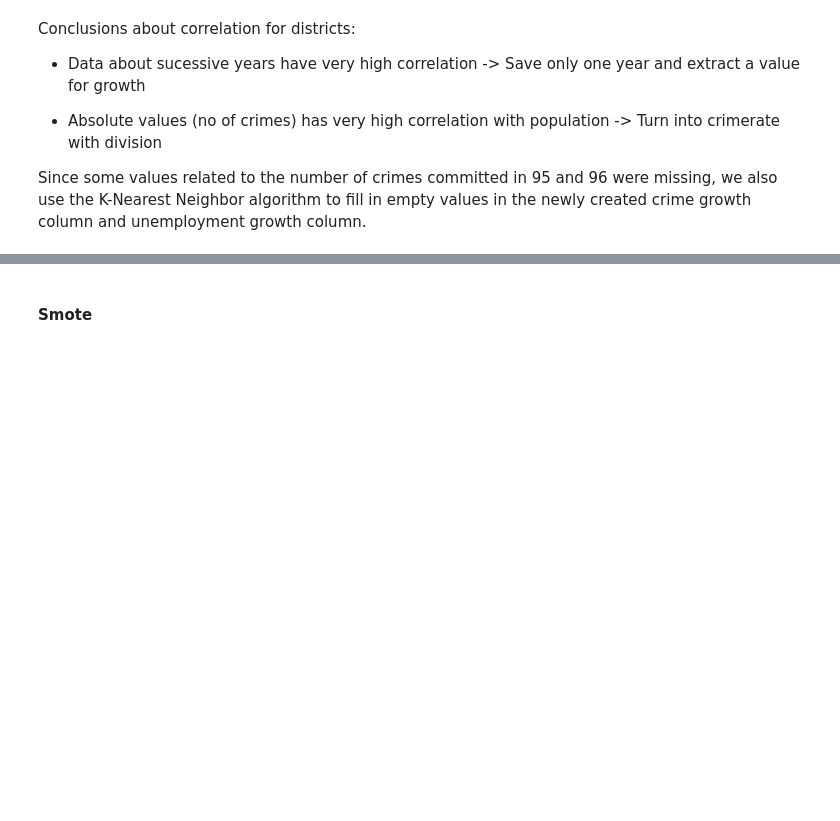
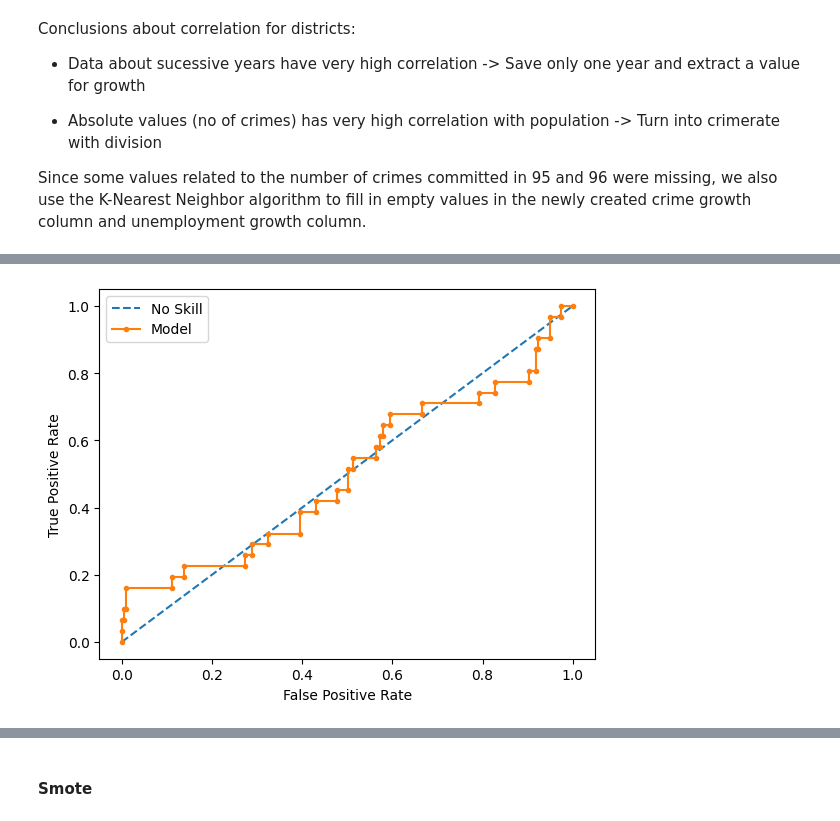
Before and after one commit to SergioEstevao11/FEUP-AC, a Jupyter notebook: src/bank_mining.ipynb, the cells around one changed output, grey strips where cells are left out. Saved outputs shown, nothing was run; the diff lists cells and outputs as text; code cells hidden in the pictures; blank space fills up the shorter version.

```diff
--- a/src/bank_mining.ipynb
+++ b/src/bank_mining.ipynb
@@ -550,0 +795,15 @@ print("\nNB Score: " + str(nb_score))
+# %%
+def plot_confusion_matrix(actual_classes,predicted_classes):
+
+    matrix = confusion_matrix(actual_classes, predicted_classes)
+    tn, fp, fn, tp = confusion_matrix(actual_classes, predicted_classes).ravel()
+    npv=tn/(tn+fn)
+    fpr=fp/(fp+tn)
+    print("Negative Predictive Value: " + str(npv))
+    print("False Positive Rate: " + str(fpr))
+
+    plt.figure(figsize=(12.8,6))
+    sns.heatmap(matrix, annot=True, cmap="Blues", fmt="g")
+    plt.xlabel('Predicted'); plt.ylabel('Actual'); plt.title('Confusion Matrix')
+
+    plt.show()
@@ -550,0 +833,4 @@ print("\nNB Score: " + str(nb_score))
+# %%
+def logregcoef(model):
+    feat_coefs = pd.Series(model[1].coef_[0], index=data_without_labels.columns)
+    feat_coefs.nlargest(20).plot(kind='barh')
@@ -550,0 +843,62 @@ print("\nNB Score: " + str(nb_score))
+# %%
+x_train,x_test,y_train,y_test=train_test_split(data_without_labels,labels,train_size=0.2,random_state=0)
+
+###Logistic Regression
+pipe = make_pipeline(StandardScaler(), LogisticRegression())
+
+pipe.fit(x_train, y_train)
+curve(pipe,x_test,y_test)
+predictions = pipe.predict(x_test)
+
+logistic_regr_score = pipe.score(x_test, y_test)
+f1_score_results=f1_score(y_test,predictions,average='weighted')
+
+plot_confusion_matrix(y_test,predictions)
+logregcoef(pipe)
+print("\nLogistic Regression Score: " + str(logistic_regr_score))
+print("\nLogistic Regression F1 Score: " + str(f1_score_results))
+
+###Random Forest
+pipe = make_pipeline(StandardScaler(), RandomForestClassifier())
+
+pipe.fit(x_train, y_train)
+curve(pipe,x_test,y_test)
+
+predictions = pipe.predict(x_test)
+
+random_forest_score = pipe.score(x_test, y_test)
+f1_score_results=f1_score(y_test,predictions,average='weighted')
+plot_confusion_matrix(y_test,predictions)
+#importances(pipe)
+print("\nRandom Forest Score: " + str(random_forest_score))
+print("\nRandom Forest F1 Score: " + str(f1_score_results))
+
+###SVM
+pipe = make_pipeline(StandardScaler(), SVC(probability=True))
+
+pipe.fit(x_train, y_train)
+curve(pipe,x_test,y_test)
+
+predictions = pipe.predict(x_test)
+
+svm_score = pipe.score(x_test, y_test)
+f1_score_results=f1_score(y_test,predictions,average='weighted')
+plot_confusion_matrix(y_test,predictions)
+print("\nSVM Score: " + str(svm_score))
+print("\nSVM F1 Score: " + str(f1_score_results))
+
+###Naive Bayes
+pipe = make_pipeline(StandardScaler(), GaussianNB())
+
+pipe.fit(x_train, y_train)
+curve(pipe,x_test,y_test)
+
+predictions = pipe.predict(x_test)
+
+nb_score = pipe.score(x_test, y_test)
+f1_score_results=f1_score(y_test,predictions,average='weighted')
+plot_confusion_matrix(y_test,predictions)
+print("\nNB Score: " + str(nb_score))
+print("\nNB F1 Score: " + str(f1_score_results))
+# %% [output]
+[figure, added]
```
Also changed, not shown: parts of 111 cells of this notebook, 45 other files.
